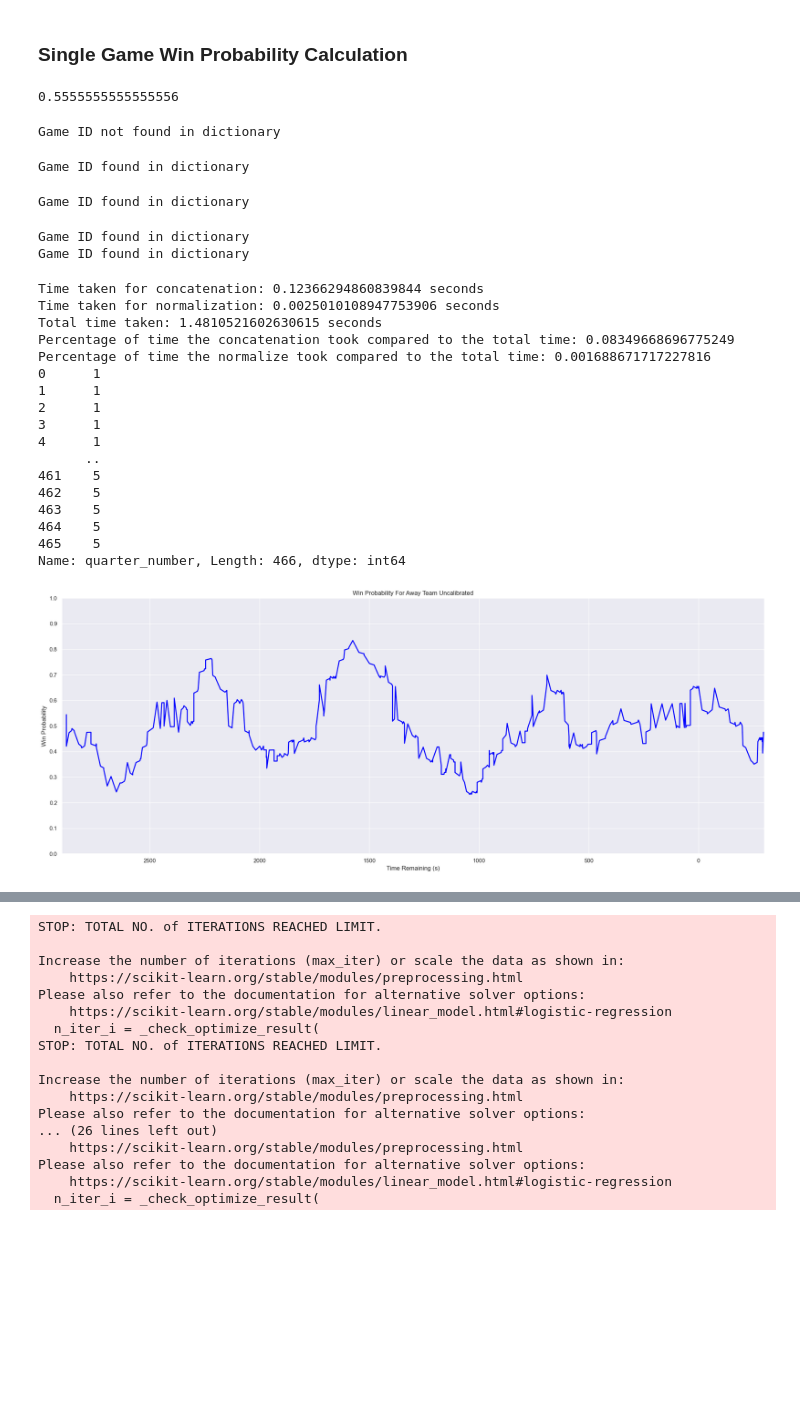
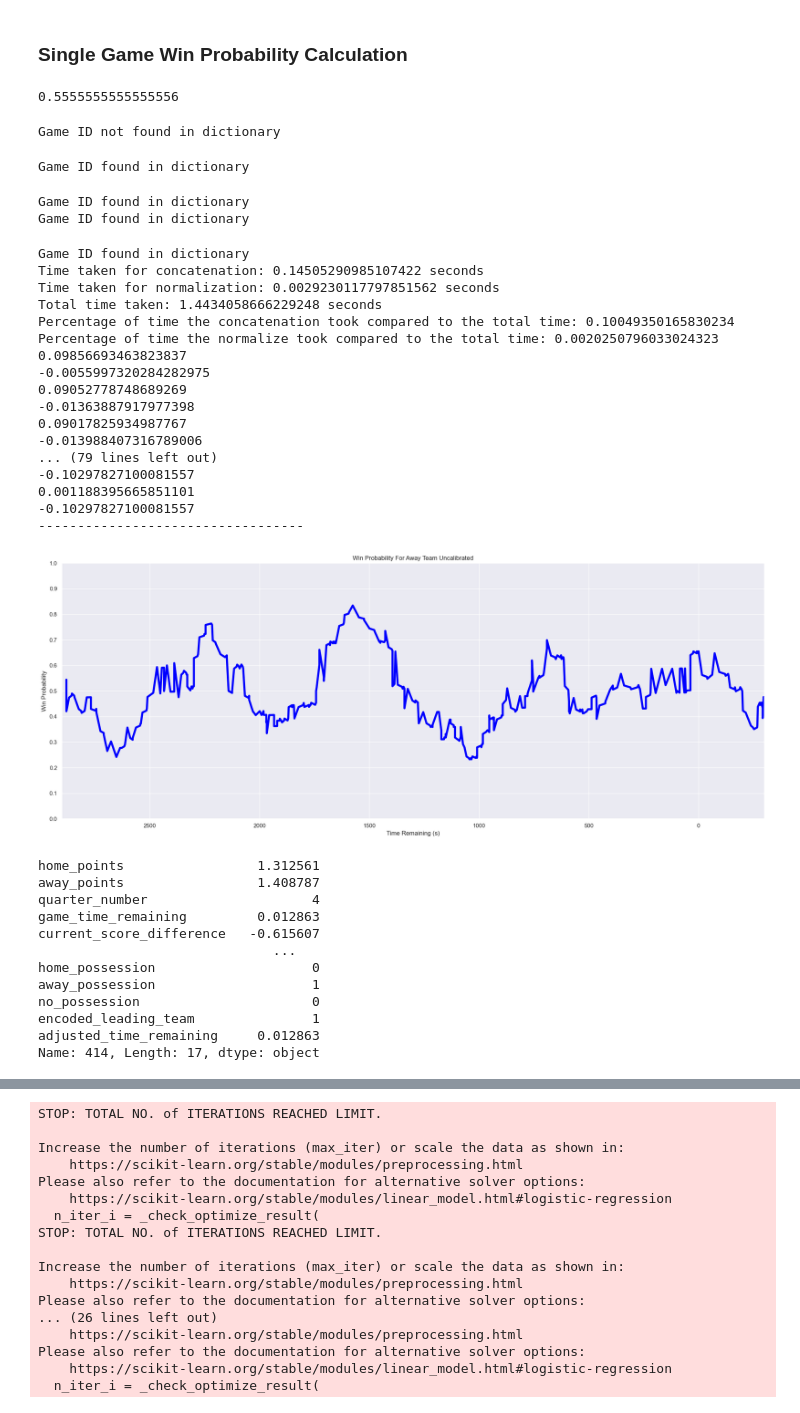
Before and after one commit to Sebastian-Sole/nba-win-probability-model, a Jupyter notebook: notebook.ipynb, the cells around one changed output, grey strips where cells are left out. Drawn from its saved outputs; the diff is of its cells as text; code cells hidden in the pictures; blank space fills up the shorter version.

```diff
--- a/notebook.ipynb
+++ b/notebook.ipynb
@@ -208,7 +208,7 @@ def calculate_game_time_remaining(quarter_number, clock_decimal):
 
         game_time_remaining = np.where(quarter_number <= 4,
                                        (4 - quarter_number) * total_time_per_quarter + clock_decimal,
-                                       (5 - quarter_number) * overtime_time_per_quarter + clock_decimal)
+                                       clock_decimal)
 
         # Convert game_time_remaining to seconds
         game_time_remaining_seconds = game_time_remaining / np.timedelta64(1, 's')
@@ -594,8 +594,7 @@ df = pd.DataFrame(data)
 # Get the probabilities for each event
 event_data = predict_probabilities(df)
 
-# Adjust this based on the length of one overtime period in seconds
-overtime_length = 5 * 60
+FIVE_MINUTES_NORMALIZED = 300/2880
 
 # Function to calculate time remaining including overtime
 def calc_time_remaining(row):
@@ -604,24 +603,20 @@ def calc_time_remaining(row):
     elif row['quarter_number'] > 4:
         # Adjust for overtime: add the duration of each overtime period that has passed
         overtime_periods = row['quarter_number'] - 4
-        return row['game_time_remaining'] -  0.10416666666666667 * overtime_periods
+        return row['game_time_remaining'] - (FIVE_MINUTES_NORMALIZED * overtime_periods)
     else:
         pass
 
+
+
 # Apply this function to each row
 event_data['adjusted_time_remaining'] = event_data.apply(calc_time_remaining, axis=1)
-
-
-# period_data.head()
 
 X = event_data.drop(['target', "adjusted_time_remaining"], axis=1)  # Features
 y = event_data['target']            # Target variable
 win_probabilities = model.predict_proba(X)
 
 win_probabilities = win_probabilities[:, 0]  # Adjust based on your class of interest
-
-# Print the quarter numbers of the events
-print(event_data['quarter_number'])
 
 # # Plot the win probabilities where x is the seconds remaining in the game and y is the win probability for the home team
 import matplotlib.pyplot as plt
@@ -632,52 +627,62 @@ plt.figure(figsize=(20, 8))
 # y axis is between 0 and 1, and shows it in increments of 0.1
 plt.yticks(np.arange(0, 1.1, 0.1))
 plt.ylim(0, 1)
-# x axis is between 0 and 2880
 
 max_quarter_number = event_data['quarter_number'].max() - 4
 
-plt.plot(event_data['adjusted_time_remaining'] * 2880, win_probabilities, color='blue', linewidth=2)
+plt.plot(event_data['adjusted_time_remaining'] * 2880, win_probabilities, color='blue', linewidth=4)
 
 plt.title('Win Probability For Away Team Uncalibrated')
 plt.xlabel('Time Remaining (s)')
 plt.ylabel('Win Probability')
 plt.gca().invert_xaxis()  # Reverse the x-axis
-plt.xlim(2900, -300 * max_quarter_number)
+plt.xlim(2900, FIVE_MINUTES_NORMALIZED * max_quarter_number * 2880 * -1)
 plt.tight_layout()
 plt.show()
 
 # Calculate the differences between consecutive win probabilities
 diffs = np.diff(win_probabilities)
 
 # Find the index of the largest jump
 largest_jump_index = np.argmax(diffs)
 
 # Get the event that caused the largest jump
 event = event_data.iloc[largest_jump_index]
 
 print(event)
 # %% [output]
 0.5555555555555556
 Game ID not found in dictionary
 Game ID found in dictionary
 Game ID found in dictionary
+Game ID found in dictionary
 Game ID found in dictionary
-Game ID found in dictionary
+Time taken for concatenation: 0.14505290985107422 seconds
+Time taken for normalization: 0.0029230117797851562 seconds
+Total time taken: 1.4434058666229248 seconds
+Percentage of time the concatenation took compared to the total time: 0.10049350165830234
+Percentage of time the normalize took compared to the total time: 0.0020250796033024323
+0.09856693463823837
+-0.0055997320284282975
+0.09052778748689269
+-0.01363887917977398
+0.09017825934987767
+-0.013988407316789006
+... (79 lines left out)
+-0.10297827100081557
+0.001188395665851101
+-0.10297827100081557
+----------------------------------
+[figure, new version]
-Time taken for concatenation: 0.12366294860839844 seconds
-Time taken for normalization: 0.0025010108947753906 seconds
-Total time taken: 1.4810521602630615 seconds
-Percentage of time the concatenation took compared to the total time: 0.08349668696775249
-Percentage of time the normalize took compared to the total time: 0.001688671717227816
-0      1
-1      1
-2      1
-3      1
-4      1
-      ..
-461    5
-462    5
-463    5
-464    5
-465    5
-Name: quarter_number, Length: 466, dtype: int64
+home_points                 1.312561
+away_points                 1.408787
+quarter_number                     4
+game_time_remaining         0.012863
+current_score_difference   -0.615607
+                              ...
+home_possession                    0
+away_possession                    1
+no_possession                      0
+encoded_leading_team               1
+adjusted_time_remaining     0.012863
+Name: 414, Length: 17, dtype: object
-[figure, old version]
```
Also changed, not shown: parts of 1 cell of this notebook.
